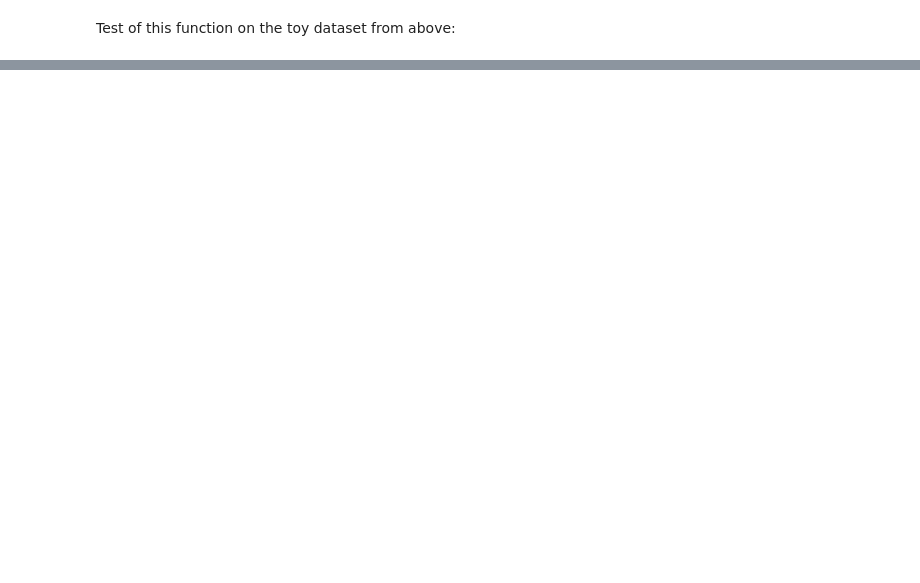
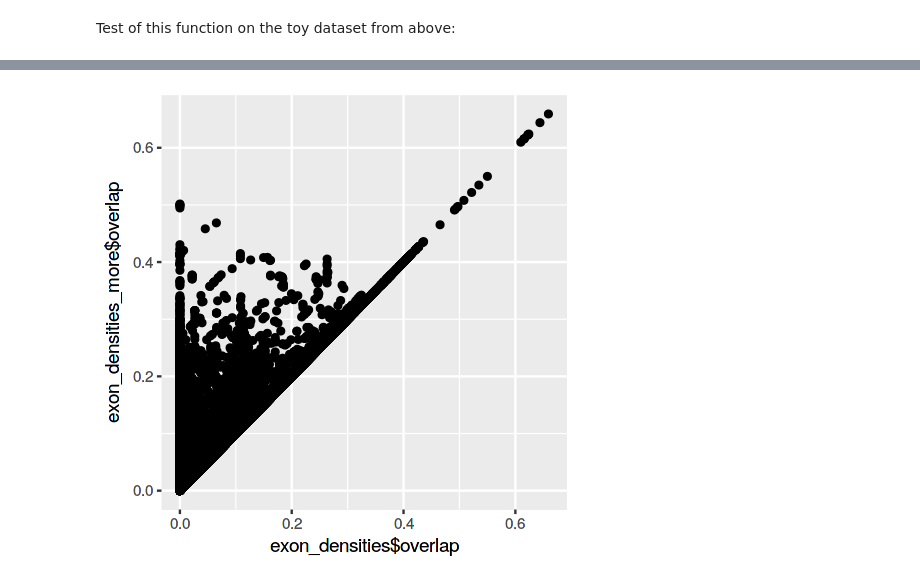
Before and after one commit to bodkan/nea-over-time, a Jupyter notebook: notebooks/introgression_predictors.ipynb, the cells around one changed output, grey strips where cells are left out. Saved outputs shown, nothing was run; the diff lists cells and outputs as text; code cells hidden in the pictures; blank space fills up the shorter version.

```diff
--- a/notebooks/introgression_predictors.ipynb
+++ b/notebooks/introgression_predictors.ipynb
@@ -325,0 +448,5 @@ qplot(mcols(x)$overlap, xlim=c(0, 1))
+# %%
+options(repr.plot.width=4, repr.plot.height=4)
+qplot(x=exon_densities$overlap, y=exon_densities_more$overlap)
+# %% [output]
+[figure, added]
```
Also changed, not shown: parts of 20 cells of this notebook.
